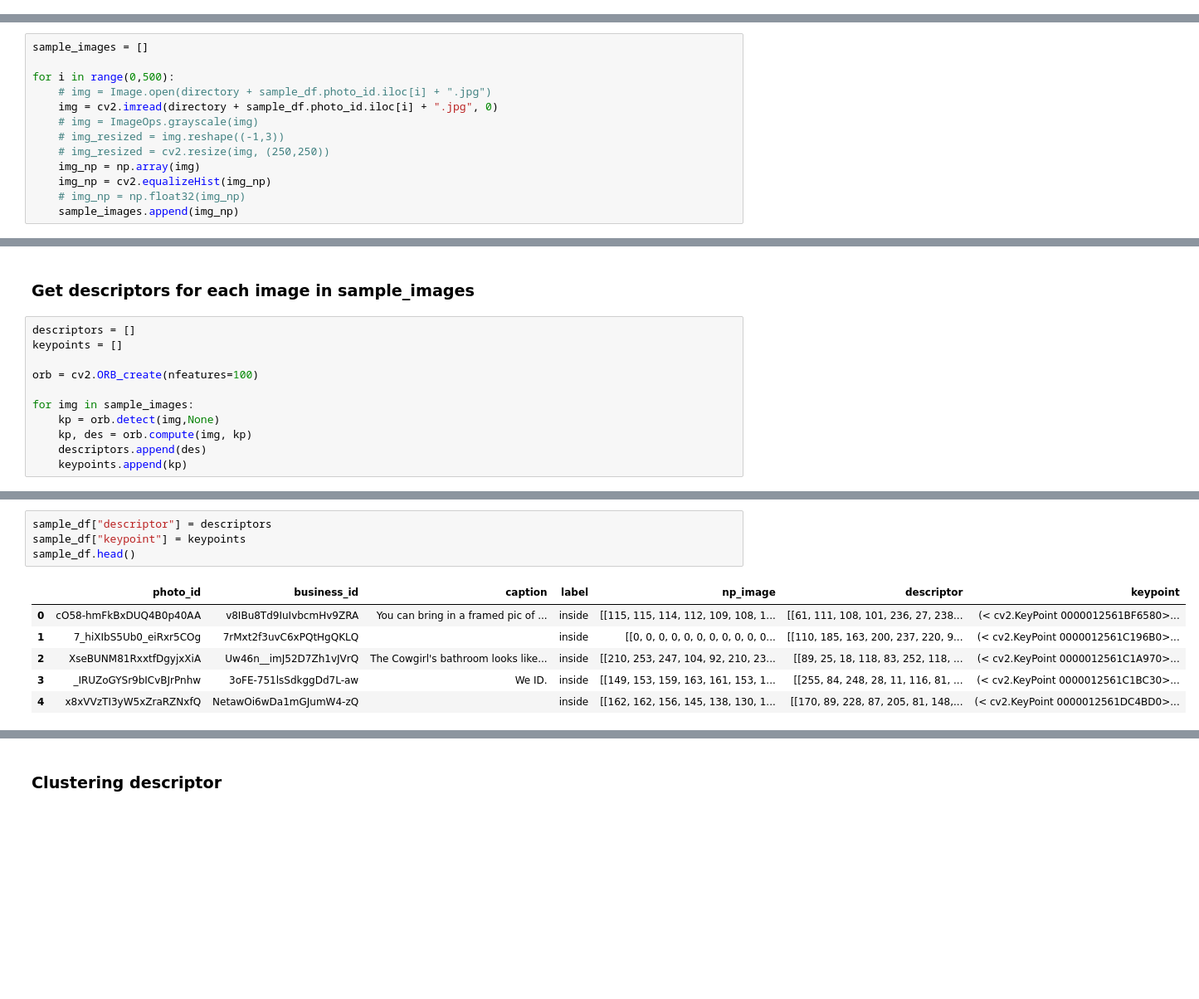
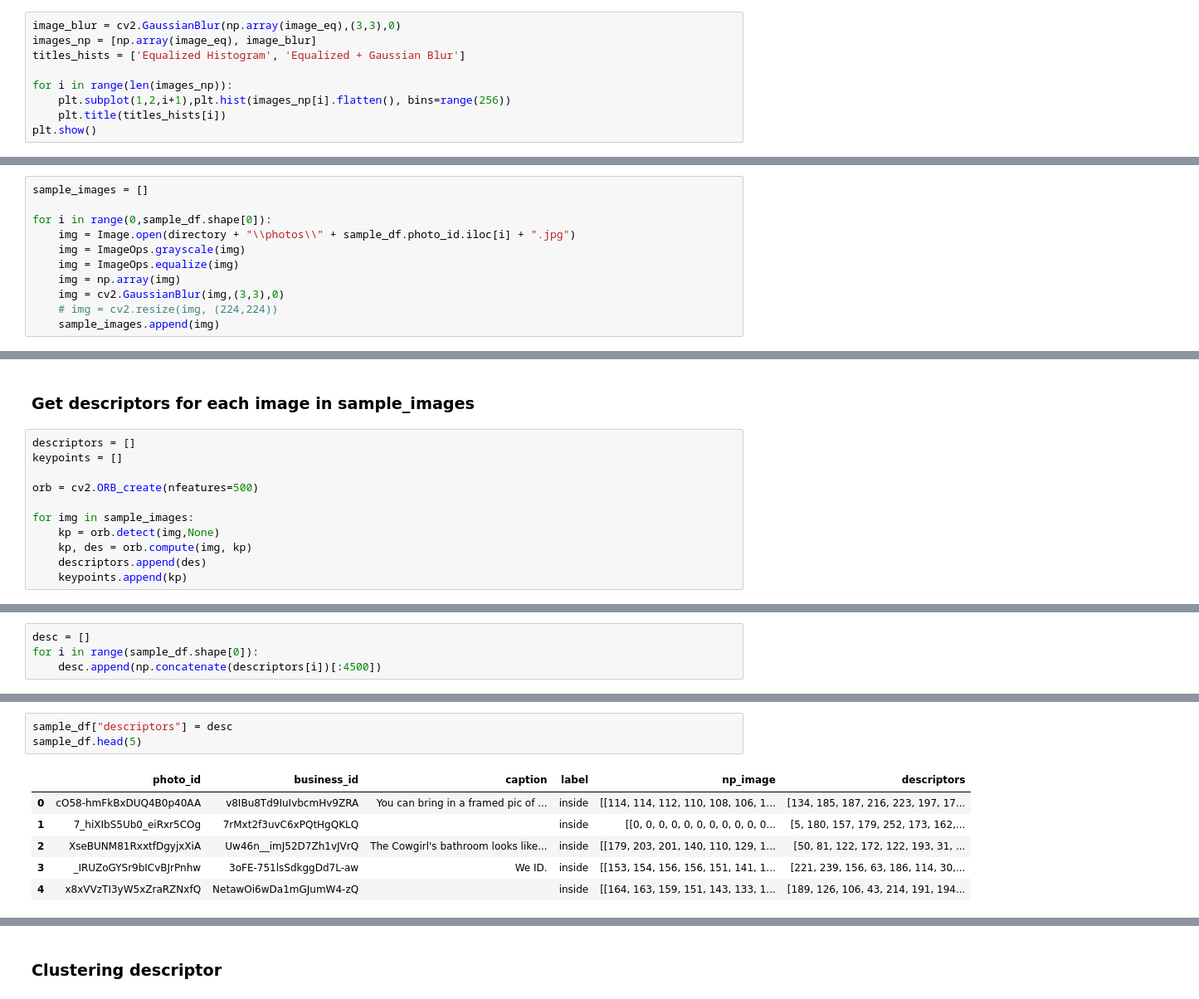
Before and after one commit to katrinmisel/cv_nlp, a Jupyter notebook: notebook_4_images.ipynb, the cells around one changed output, grey strips where cells are left out. Shown at 83% size. Saved outputs shown, nothing was run; the diff lists cells and outputs as text; blank space fills up the shorter version.

```diff
--- a/notebook_4_images.ipynb
+++ b/notebook_4_images.ipynb
@@ -169,0 +122,9 @@ plt.show()
+# %%
+image_blur = cv2.GaussianBlur(np.array(image_eq),(3,3),0)
+images_np = [np.array(image_eq), image_blur]
+titles_hists = ['Equalized Histogram', 'Equalized + Gaussian Blur']
+
+for i in range(len(images_np)):
+    plt.subplot(1,2,i+1),plt.hist(images_np[i].flatten(), bins=range(256))
+    plt.title(titles_hists[i])
+plt.show()
@@ -206,16 +157,14 @@ sample_df.shape[0]
 # %%
 sample_images = []
 
-for i in range(0,500):
-    # img = Image.open(directory + sample_df.photo_id.iloc[i] + ".jpg")
-    img = cv2.imread(directory + sample_df.photo_id.iloc[i] + ".jpg", 0)
-    # img = ImageOps.grayscale(img)
-    # img_resized = img.reshape((-1,3))
-    # img_resized = cv2.resize(img, (250,250))
-    img_np = np.array(img)
-    img_np = cv2.equalizeHist(img_np)
-    # img_np = np.float32(img_np)
-    sample_images.append(img_np)
+for i in range(0,sample_df.shape[0]):
+    img = Image.open(directory + "\\photos\\" + sample_df.photo_id.iloc[i] + ".jpg")
+    img = ImageOps.grayscale(img)
+    img = ImageOps.equalize(img)
+    img = np.array(img)
+    img = cv2.GaussianBlur(img,(3,3),0)
+    # img = cv2.resize(img, (224,224))
+    sample_images.append(img)
 # %%
 sample_df["np_image"] = sample_images
 sample_df.head()
@@ -232,7 +181,7 @@ sample_df.head()
 descriptors = []
 keypoints = []
 
-orb = cv2.ORB_create(nfeatures=100)
+orb = cv2.ORB_create(nfeatures=500)
 
 for img in sample_images:
     kp = orb.detect(img,None)
@@ -323,0 +191,4 @@ sample_df.keypoint.iloc[0]
+# %%
+desc = []
+for i in range(sample_df.shape[0]):
+    desc.append(np.concatenate(descriptors[i])[:4500])
@@ -324,11 +199,10 @@ sample_df.keypoint.iloc[0]
 # %%
-sample_df["descriptor"] = descriptors
-sample_df["keypoint"] = keypoints
-sample_df.head()
+sample_df["descriptors"] = desc
+sample_df.head(5)
 # %% [output]
-|  | photo_id | business_id | caption | label | np_image | descriptor | keypoint |
-| 0 | cO58-hmFkBxDUQ4B0p40AA | v8IBu8Td9IuIvbcmHv9ZRA | You can bring in a framed pic of ... | inside | [[115, 115, 114, 112, 109, 108, 1... | [[61, 111, 108, 101, 236, 27, 238... | (< cv2.KeyPoint 0000012561BF6580>... |
-| 1 | 7_hiXIbS5Ub0_eiRxr5COg | 7rMxt2f3uvC6xPQtHgQKLQ |  | inside | [[0, 0, 0, 0, 0, 0, 0, 0, 0, 0, 0... | [[110, 185, 163, 200, 237, 220, 9... | (< cv2.KeyPoint 0000012561C196B0>... |
-| 2 | XseBUNM81RxxtfDgyjxXiA | Uw46n__imJ52D7Zh1vJVrQ | The Cowgirl's bathroom looks like... | inside | [[210, 253, 247, 104, 92, 210, 23... | [[89, 25, 18, 118, 83, 252, 118, ... | (< cv2.KeyPoint 0000012561C1A970>... |
-| 3 | _IRUZoGYSr9bICvBJrPnhw | 3oFE-751lsSdkggDd7L-aw | We ID. | inside | [[149, 153, 159, 163, 161, 153, 1... | [[255, 84, 248, 28, 11, 116, 81, ... | (< cv2.KeyPoint 0000012561C1BC30>... |
-| 4 | x8xVVzTI3yW5xZraRZNxfQ | NetawOi6wDa1mGJumW4-zQ |  | inside | [[162, 162, 156, 145, 138, 130, 1... | [[170, 89, 228, 87, 205, 81, 148,... | (< cv2.KeyPoint 0000012561DC4BD0>... |
+|  | photo_id | business_id | caption | label | np_image | descriptors |
+| 0 | cO58-hmFkBxDUQ4B0p40AA | v8IBu8Td9IuIvbcmHv9ZRA | You can bring in a framed pic of ... | inside | [[114, 114, 112, 110, 108, 106, 1... | [134, 185, 187, 216, 223, 197, 17... |
+| 1 | 7_hiXIbS5Ub0_eiRxr5COg | 7rMxt2f3uvC6xPQtHgQKLQ |  | inside | [[0, 0, 0, 0, 0, 0, 0, 0, 0, 0, 0... | [5, 180, 157, 179, 252, 173, 162,... |
+| 2 | XseBUNM81RxxtfDgyjxXiA | Uw46n__imJ52D7Zh1vJVrQ | The Cowgirl's bathroom looks like... | inside | [[179, 203, 201, 140, 110, 129, 1... | [50, 81, 122, 172, 122, 193, 31, ... |
+| 3 | _IRUZoGYSr9bICvBJrPnhw | 3oFE-751lsSdkggDd7L-aw | We ID. | inside | [[153, 154, 156, 156, 151, 141, 1... | [221, 239, 156, 63, 186, 114, 30,... |
+| 4 | x8xVVzTI3yW5xZraRZNxfQ | NetawOi6wDa1mGJumW4-zQ |  | inside | [[164, 163, 159, 151, 143, 133, 1... | [189, 126, 106, 43, 214, 191, 194... |
```
Also changed, not shown: parts of 74 cells of this notebook, 5 other files.
